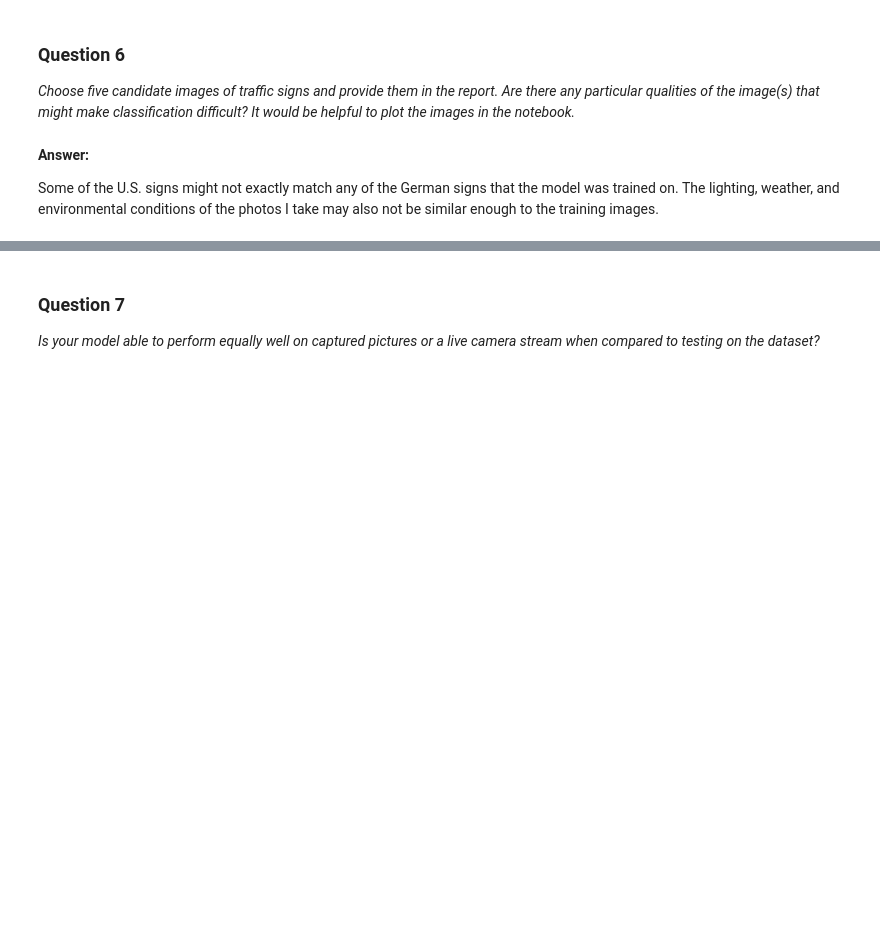
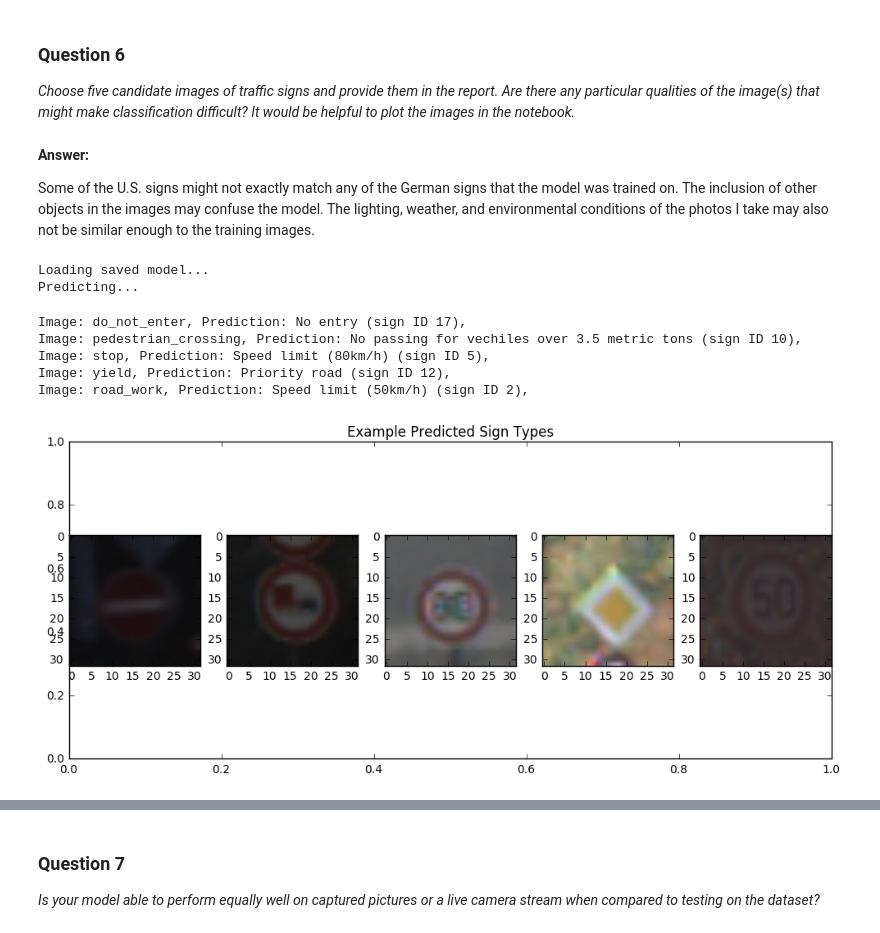
Before and after one commit to Agent007/traffic-signs, a Jupyter notebook: Traffic_Signs_Recognition.ipynb, the cells around one changed output, grey strips where cells are left out. Drawn from its saved outputs; the diff is of its cells as text; code cells hidden in the pictures; blank space fills up the shorter version.

```diff
--- a/Traffic_Signs_Recognition.ipynb
+++ b/Traffic_Signs_Recognition.ipynb
@@ -445,15 +445,17 @@ Use the code cell (or multiple code cells, if necessary) to implement the first
 # %%
 ### Load the images and plot them here.
 ### Feel free to use as many code cells as needed.
-import matplotlib.image as mpimg
-
+from scipy.misc import imread
 f = plt.figure(figsize=(12,5))
 filenames = ['do_not_enter','pedestrian_crossing', 'stop', 'yield', 'road_work']
 filenames_count = len(filenames)
 rows = 1
+new_test_images = []
 for i, filename in enumerate(filenames):
     sp = f.add_subplot(1, filenames_count//rows, i+1)
-    img=mpimg.imread(filename + '.png')
+    img = imread(filename + '.png', mode='RGB')
+    #print(type(img), img.shape)
+    new_test_images.append(img)
     plt.imshow(img)
 # %% [output]
 [figure]
@@ -464,4 +466,4 @@ _Choose five candidate images of traffic signs and provide them in the report. A
 # %% [markdown]
 **Answer:**
 
-Some of the U.S. signs might not exactly match any of the German signs that the model was trained on. The lighting, weather, and environmental conditions of the photos I take may also not be similar enough to the training images.
+Some of the U.S. signs might not exactly match any of the German signs that the model was trained on. The inclusion of other objects in the images may confuse the model. The lighting, weather, and environmental conditions of the photos I take may also not be similar enough to the training images.
@@ -470,0 +470,37 @@ Some of the U.S. signs might not exactly match any of the German signs that the
+# %%
+### Run the predictions here.
+### Feel free to use as many code cells as needed.
+import pandas as pd
+
+signnames_dataframe = pd.read_csv('signnames.csv')
+with tf.Session() as session:
+    session.run(init)
+    print("Loading saved model...")
+    saver.restore(session, model_path)
+    print("Predicting...")
+    new_predictions = session.run(predictions, feed_dict={images: np.array(new_test_images),
+                                                            #labels: None,
+                                                            is_training: False})
+# %% [output]
+Loading saved model...
+Predicting...
+# %%
+predicted_sign_ids = np.argmax(new_predictions, axis=1)
+for i, filename in enumerate(filenames):
+    sign_id = predicted_sign_ids[i]
+    print("Image: {}, Prediction: {} (sign ID {}), ".format(filename, signnames_dataframe.SignName[sign_id], sign_id))
+f = plt.figure(figsize=(12,5))
+plt.title("Example Predicted Sign Types")
+prediction_count = 5
+rows = 1
+for i, predicted_sign_id in enumerate(predicted_sign_ids):
+    training_image_index = next(i for i, label in enumerate(y_train) if label == predicted_sign_id)
+    sp = f.add_subplot(1, prediction_count//rows, i+1)
+    plt.imshow(X_train[training_image_index])
+# %% [output]
+Image: do_not_enter, Prediction: No entry (sign ID 17),
+Image: pedestrian_crossing, Prediction: No passing for vechiles over 3.5 metric tons (sign ID 10),
+Image: stop, Prediction: Speed limit (80km/h) (sign ID 5),
+Image: yield, Prediction: Priority road (sign ID 12),
+Image: road_work, Prediction: Speed limit (50km/h) (sign ID 2),
+[figure, added]
```
Also changed, not shown: parts of 4 cells of this notebook.
